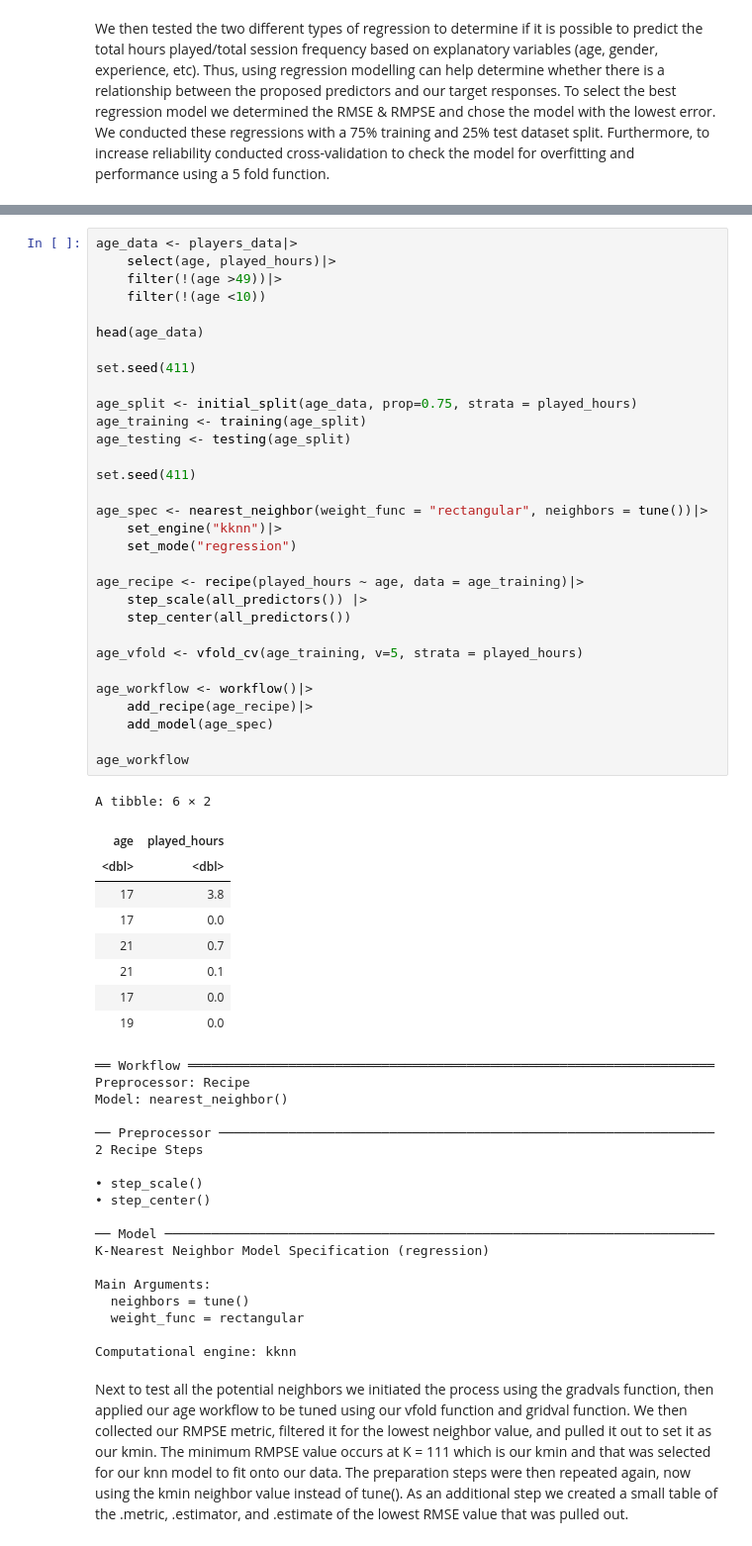
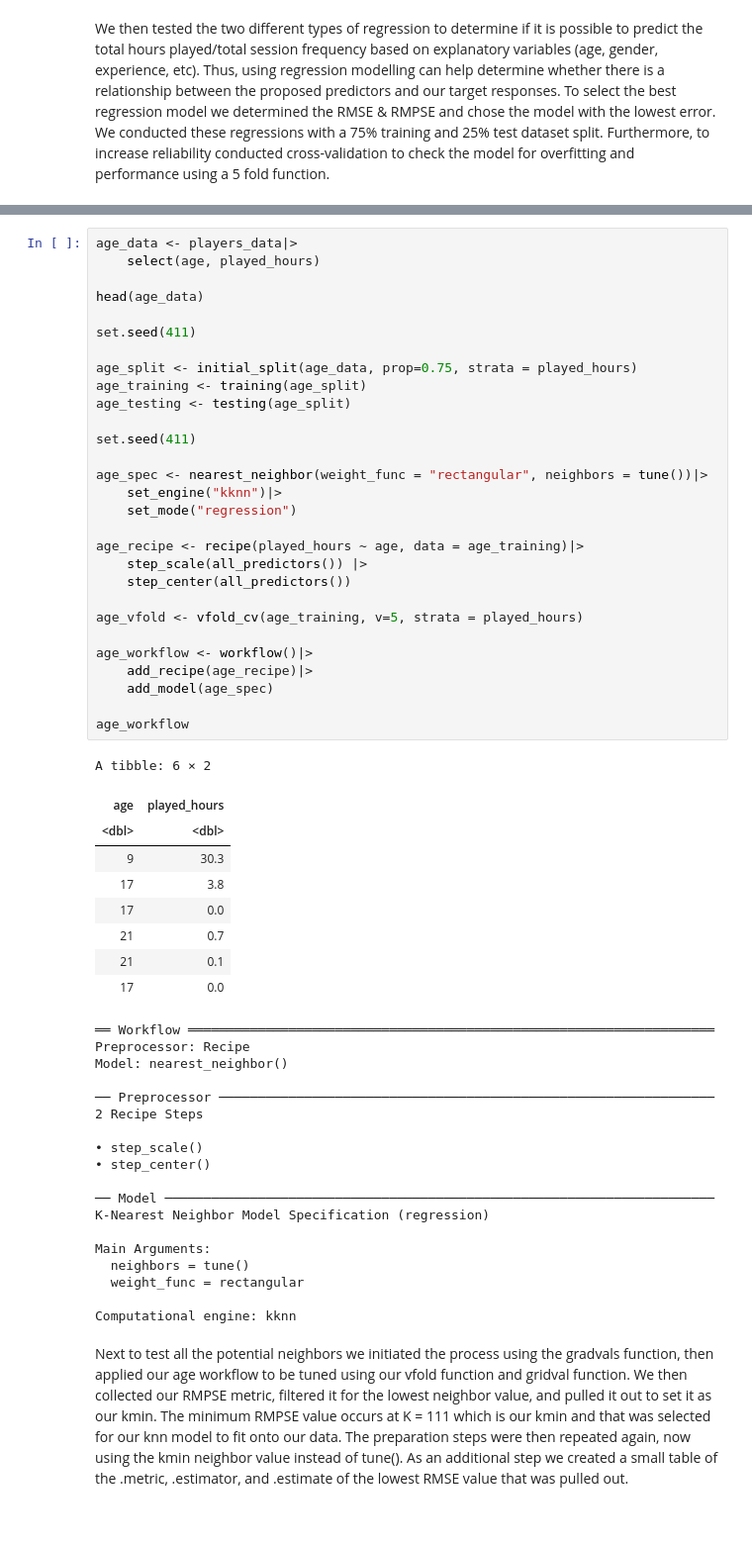
Before and after one commit to dzhen2023/dsci-100-2024w1-group-009-12, a Jupyter notebook: Report/Report.ipynb, the cells around one changed output, grey strips where cells are left out. Shown at 99% size. Cells and saved outputs as stored; diff of their text form.

```diff
--- a/Report/Report.ipynb
+++ b/Report/Report.ipynb
@@ -163,45 +113,43 @@ We then tested the two different types of regression to determine if it is possi
 For K-nn regression of age and played hours, the age data and played hours columns were selected from our players.csv dataset and filtered for outliers over the age of 49 and less than the age of 10 as we believed these to be dishonest self surveyed answers. The data was then split using a 0.75 ratio into a training and testing set. Next, the model function was created setting the engine and mode to knn regression, neighbors was also set to tune() in order to later select the optimal amount of neighbors to reduce error. Following this, the recipe function was created setting played_hours to be predicted by age, and using the step functions to scale all the predictors. To cross-validate we also used the vfold function with a 5 fold to check for the model’s performance and we added our recipe and model into our age workflow function to complete the preparation.
 # %%
 age_data <- players_data|>
-	select(age, played_hours)|>
-	filter(!(age >49))|>
-	filter(!(age <10))
+	select(age, played_hours)
 
 head(age_data)
 
 set.seed(411)
 
 age_split <- initial_split(age_data, prop=0.75, strata = played_hours)
 age_training <- training(age_split)
 age_testing <- testing(age_split)
 
 set.seed(411)
 
 age_spec <- nearest_neighbor(weight_func = "rectangular", neighbors = tune())|>
 	set_engine("kknn")|>
 	set_mode("regression")
 
 age_recipe <- recipe(played_hours ~ age, data = age_training)|>
 	step_scale(all_predictors()) |>
 	step_center(all_predictors())
 
 age_vfold <- vfold_cv(age_training, v=5, strata = played_hours)
 
 age_workflow <- workflow()|>
 	add_recipe(age_recipe)|>
 	add_model(age_spec)
 
 age_workflow
 # %% [output]
 A tibble: 6 × 2
 | age | played_hours |
 | <dbl> | <dbl> |
+| 9 | 30.3 |
 | 17 | 3.8 |
 | 17 | 0.0 |
 | 21 | 0.7 |
 | 21 | 0.1 |
 | 17 | 0.0 |
-| 19 | 0.0 |
 ══ Workflow ════════════════════════════════════════════════════════════════════
 Preprocessor: Recipe
 Model: nearest_neighbor()
```
Also changed, not shown: parts of 5 cells of this notebook.
